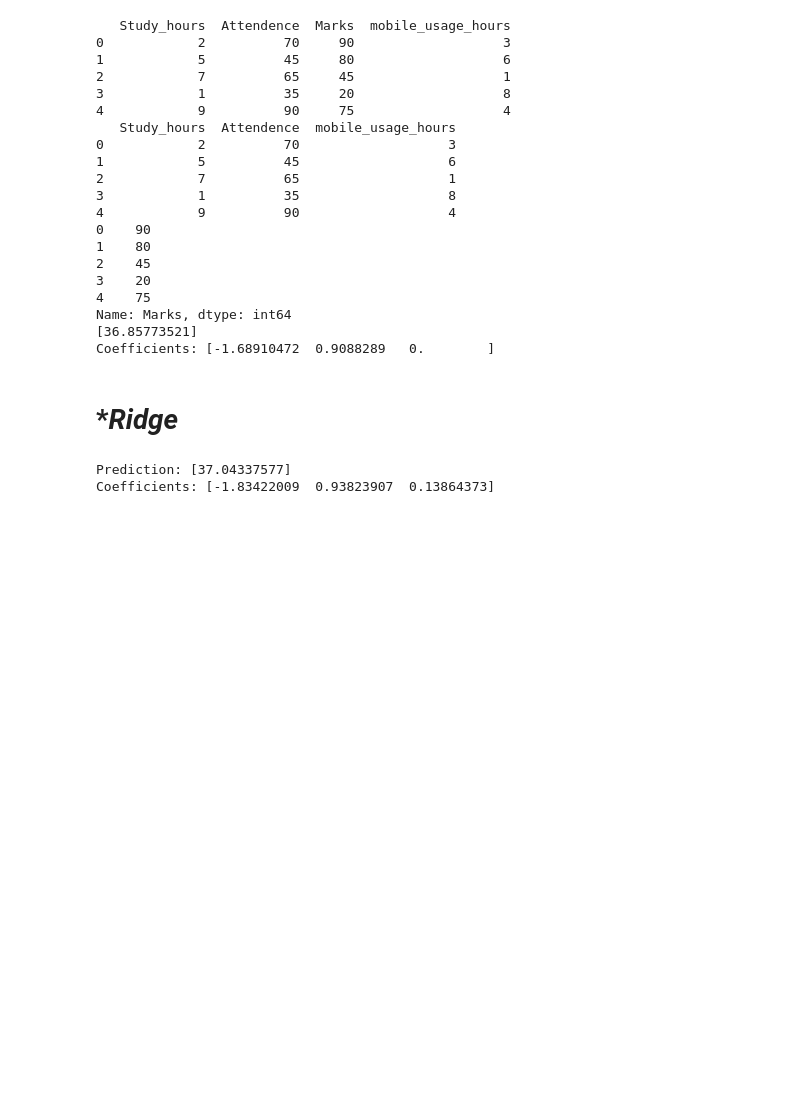
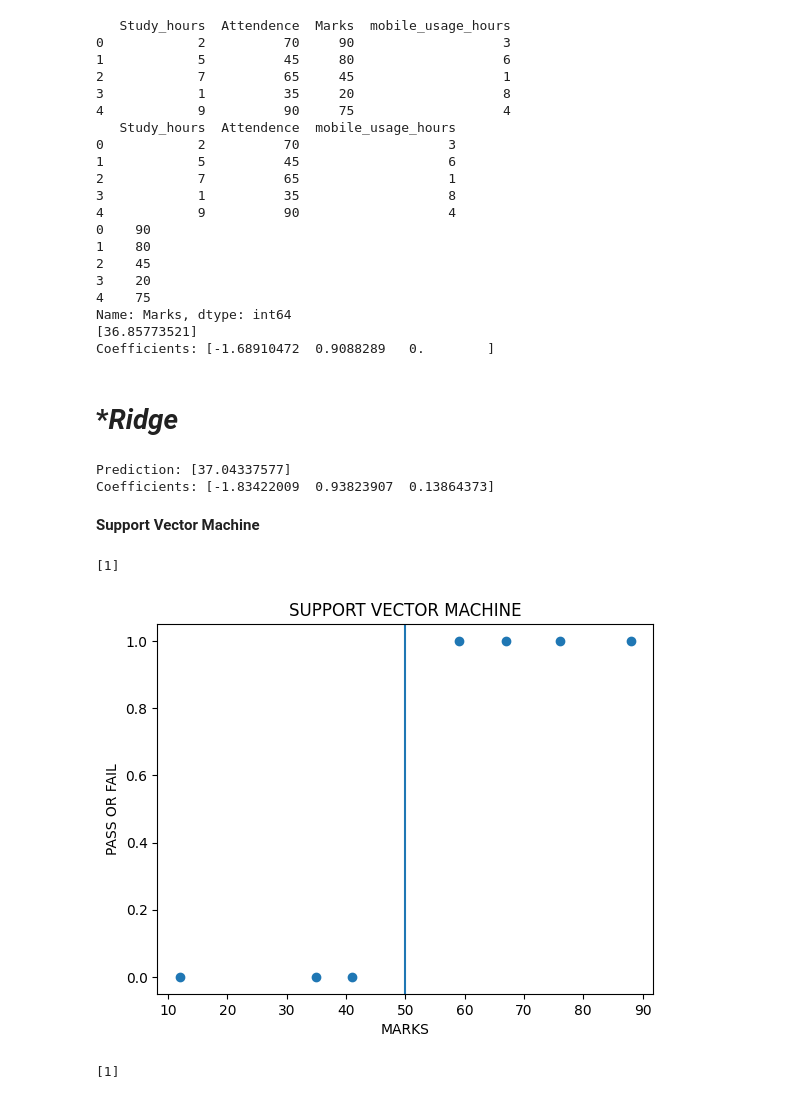
Before and after one commit to keerthimareedu3/keerthi, a Jupyter notebook: MACHINE_LEARNING.ipynb, the cells around one changed output. Saved outputs shown, nothing was run; the diff lists cells and outputs as text; code cells hidden in the pictures; blank space fills up the shorter version.

```diff
--- a/MACHINE_LEARNING.ipynb
+++ b/MACHINE_LEARNING.ipynb
@@ -1516,3 +1516,56 @@ print("Coefficients:", model.coef_)
 # %% [output]
 Prediction: [37.04337577]
 Coefficients: [-1.83422009  0.93823907  0.13864373]
+# %% [markdown]
+**Support Vector Machine**
+# %%
+import pandas as pd
+from sklearn.svm import SVC
+from sklearn.model_selection import train_test_split
+import matplotlib.pyplot as plt
+
+import warnings
+warnings.filterwarnings("ignore")
+data={
+    "x":[35,67,12,76,88,41,59],
+    "y":[0,1,0,1,1,0,1]
+}
+df=pd.DataFrame(data)
+x=df.drop("y",axis="columns")
+y=df["y"]
+x_train,x_test,y_train,y_test=train_test_split(x,y,test_size=0.3,random_state=90)
+obj=SVC(kernel="linear")
+obj.fit(x_train,y_train)
+print(obj.predict([[95]]))
+w = obj.coef_[0]
+b = obj.intercept_[0]
+plt.title("SUPPORT VECTOR MACHINE")
+plt.xlabel("MARKS")
+plt.ylabel("PASS OR FAIL")
+plt.scatter(df.x,df.y)
+decision_boundary = -b / w[0]
+
+plt.axvline(x=decision_boundary, linestyle='-')
+plt.show()
+# %% [output]
+[1]
+[figure, added]
+# %%
+import pandas as pd
+from sklearn.model_selection import train_test_split
+from sklearn.svm import SVC
+import matplotlib.pyplot as plt
+
+values={
+    "age":[17,45,12,9,53,36],
+    "loan":[0,1,0,0,1,1]
+}
+df=pd.DataFrame(values)
+x=df.drop("loan",axis="columns")
+y=df["loan"]
+x_train,x_test,y_train,y_test=train_test_split(x,y,test_size=5,random_state=100)
+model=SVC(kernel="linear")
+model.fit(x,y)
+print(model.predict([[59]]))
+# %% [output]
+[1]
```
